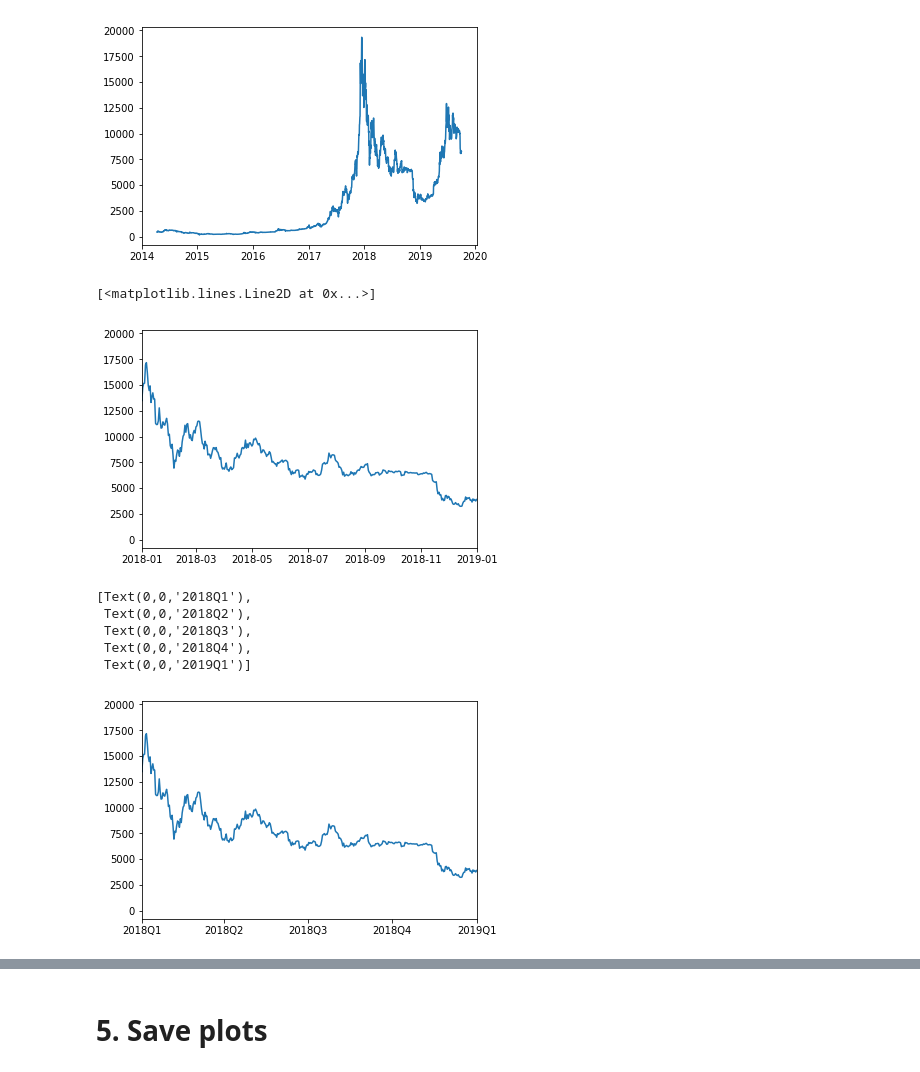
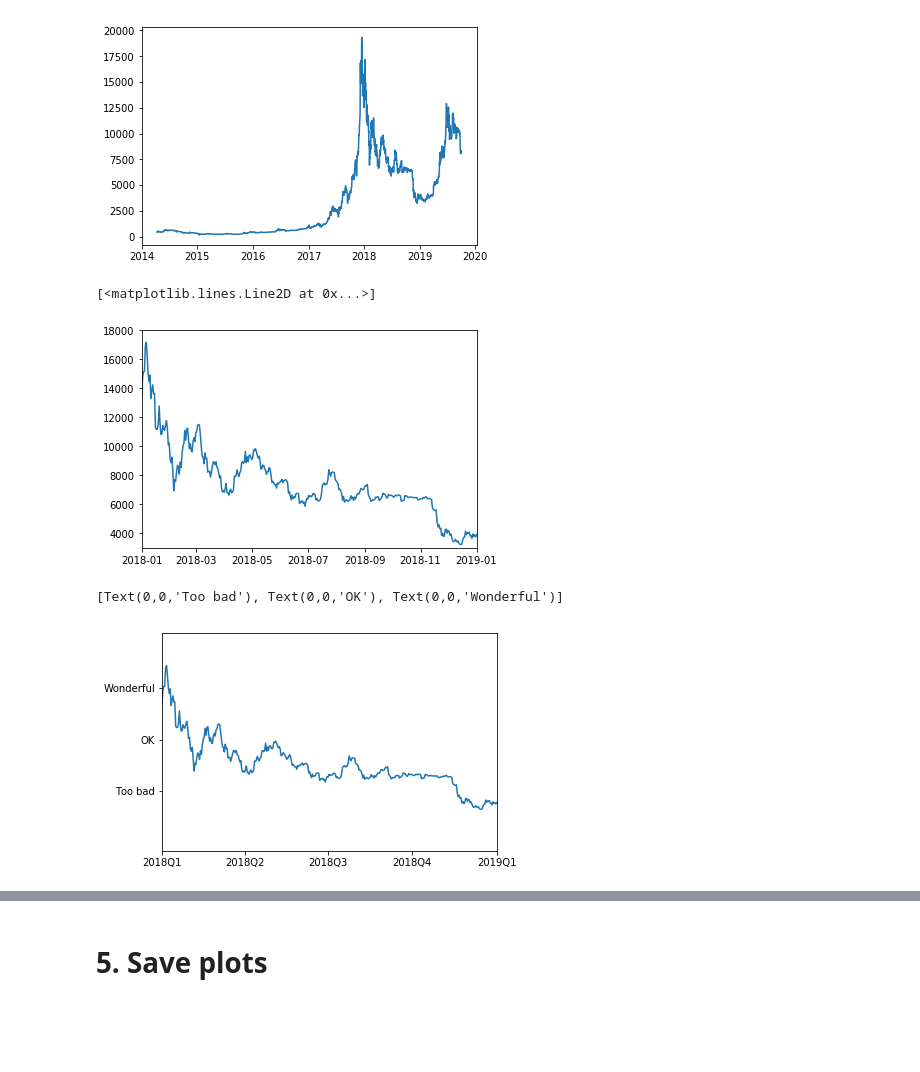
Before and after one commit to ch00226855/CMP464-Fall2019, a Jupyter notebook: Week6_Matplotlib_Part1.ipynb, the cells around one changed output, grey strips where cells are left out. Saved outputs shown, nothing was run; the diff lists cells and outputs as text; code cells hidden in the pictures; blank space fills up the shorter version.

```diff
--- a/Week6_Matplotlib_Part1.ipynb
+++ b/Week6_Matplotlib_Part1.ipynb
@@ -107,29 +108,30 @@ from datetime import datetime
 fig = plt.figure()
 ax = fig.add_subplot(1, 1, 1)
 ax.set_xlim([datetime(2018, 1, 1), datetime(2019, 1, 1)])
+ax.set_ylim([3000, 18000])
 ax.plot(data.index, data['close'])
 # %% [output]
 [<matplotlib.lines.Line2D at 0x...>]
-[figure, old version]
+[figure, new version]
 # %%
 # Change tickes to quarters
 fig = plt.figure()
 ax = fig.add_subplot(1, 1, 1)
 ax.plot(data.index, data['close'])
 ax.set_xlim([datetime(2018, 1, 1), datetime(2019, 1, 1)])
 ax.set_xticks([datetime(2018, 1, 1),
                 datetime(2018, 4, 1),
                 datetime(2018, 7, 1),
                 datetime(2018, 10, 1),
                 datetime(2019, 1, 1)])
 ax.set_xticklabels(['2018Q1', '2018Q2', '2018Q3', '2018Q4', '2019Q1'])
+ax.set_yticks([
+    5000, 10000, 15000
+])
+ax.set_yticklabels(["Too bad", "OK", "Wonderful"])
 # %% [output]
-[Text(0,0,'2018Q1'),
- Text(0,0,'2018Q2'),
- Text(0,0,'2018Q3'),
- Text(0,0,'2018Q4'),
- Text(0,0,'2019Q1')]
+[Text(0,0,'Too bad'), Text(0,0,'OK'), Text(0,0,'Wonderful')]
-[figure, old version]
+[figure, new version]
 # %%
 # Set x and y label
 fig = plt.figure()
```
Also changed, not shown: parts of 20 cells of this notebook.
